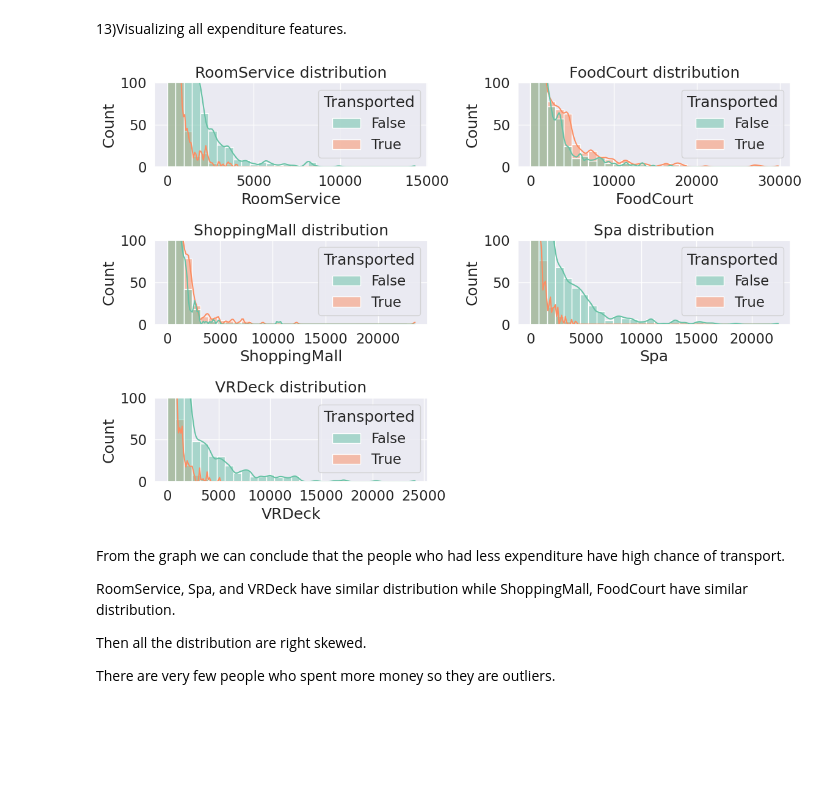
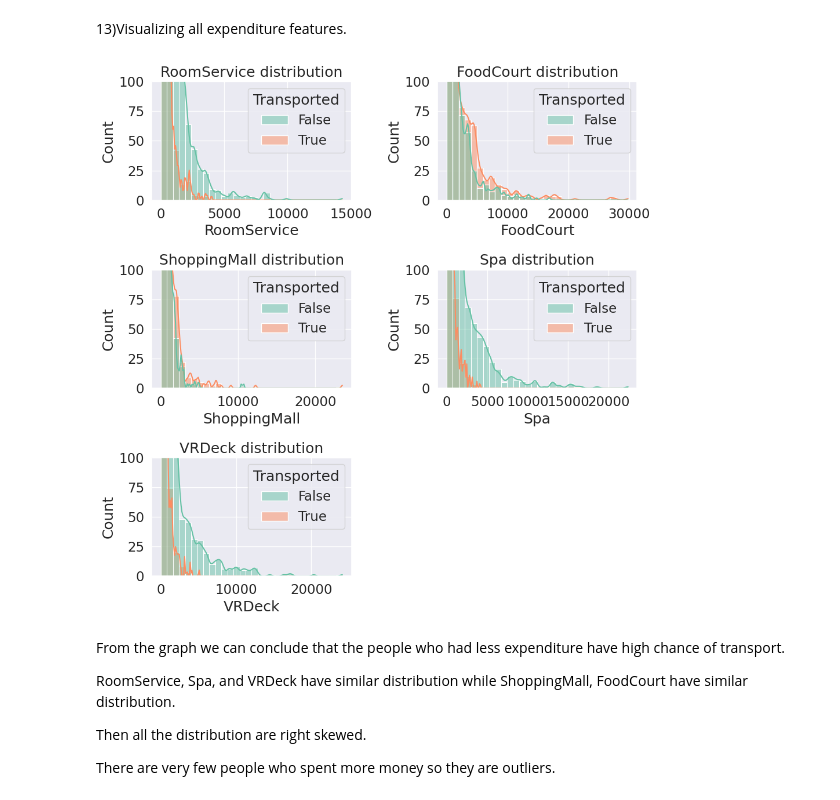
Before and after one commit to santr4/ml_projects, a Jupyter notebook: Spaceship Titanic/Spaceship_Titanic.ipynb, the cells around one changed output. Saved outputs shown, nothing was run; the diff lists cells and outputs as text; code cells hidden in the pictures; blank space fills up the shorter version.

```diff
--- a/Spaceship Titanic/Spaceship_Titanic.ipynb
+++ b/Spaceship Titanic/Spaceship_Titanic.ipynb
@@ -296,15 +296,15 @@ people above age of 32 were equally transported.
 # %%
 exp_cols = ["RoomService","FoodCourt","ShoppingMall","Spa","VRDeck"]
 
-plt.figure(figsize=(12,8))
+plt.figure(figsize=(10,10))
 for idx,column in enumerate(exp_cols):
     plt.subplot(3,2,idx+1)
     sns.histplot(x=column,hue="Transported",data=train_df,bins=30,kde=True,palette="Set2")
     plt.title(f"{column} distribution")
     plt.ylim(0,100)
     plt.tight_layout()
 # %% [output]
-[figure, old version]
+[figure, new version]
 # %% [markdown]
 From the graph we can conclude that the people who had less expenditure have high chance of transport.
 
```
Also changed, not shown: parts of 3 cells of this notebook.
